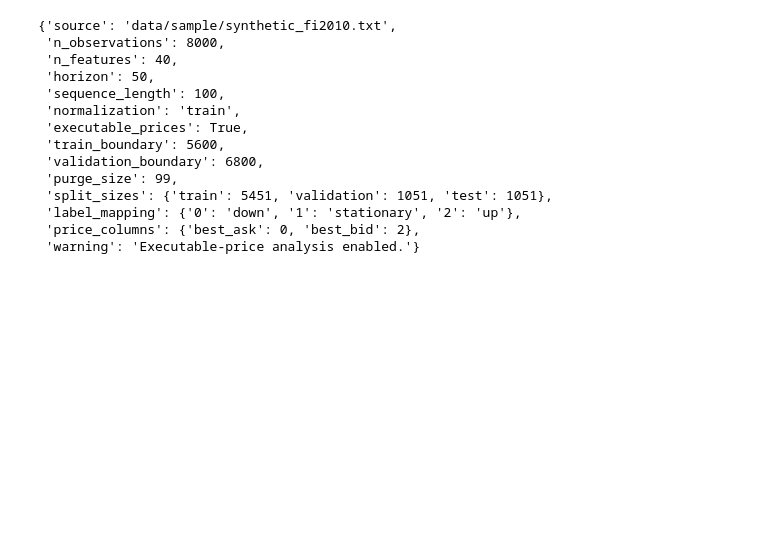
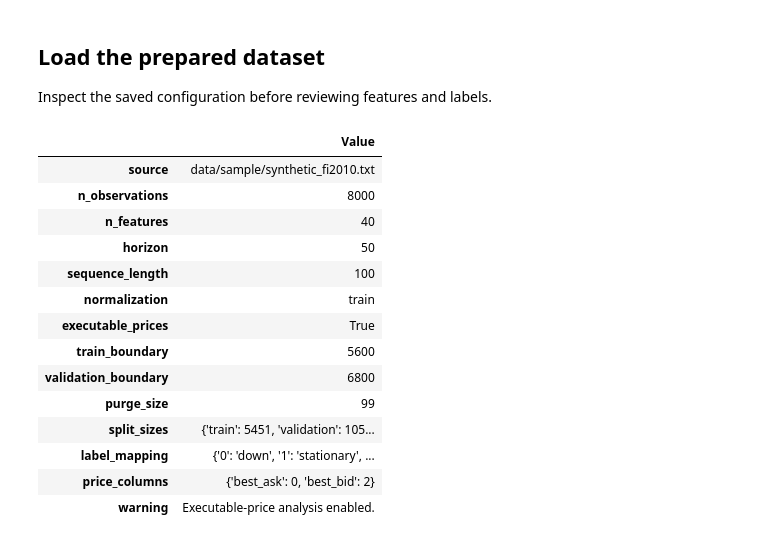
Before and after one commit to Yanshuaimath/cost-aware-limit-order-book-forecasting, a Jupyter notebook: notebooks/01_data_audit.ipynb, the cells around one changed output. Drawn from its saved outputs; the diff is of its cells as text; code cells hidden in the pictures; blank space fills up the shorter version.

```diff
--- a/notebooks/01_data_audit.ipynb
+++ b/notebooks/01_data_audit.ipynb
@@ -21,20 +88,25 @@ Processed data: /home/shuaigou2025/projects/cost-aware-limit-order-book-forecast
+# %% [markdown]
+## Load the prepared dataset
+
+Inspect the saved configuration before reviewing features and labels.
 # %%
 from lob_project.data.processed import load_processed
 
 data = load_processed(PROCESSED)
-data.metadata
+pd.Series(data.metadata, name="Value").to_frame()
 # %% [output]
-{'source': 'data/sample/synthetic_fi2010.txt',
- 'n_observations': 8000,
- 'n_features': 40,
- 'horizon': 50,
- 'sequence_length': 100,
- 'normalization': 'train',
- 'executable_prices': True,
- 'train_boundary': 5600,
- 'validation_boundary': 6800,
- 'purge_size': 99,
- 'split_sizes': {'train': 5451, 'validation': 1051, 'test': 1051},
- 'label_mapping': {'0': 'down', '1': 'stationary', '2': 'up'},
- 'price_columns': {'best_ask': 0, 'best_bid': 2},
- 'warning': 'Executable-price analysis enabled.'}
+|  | Value |
+| source | data/sample/synthetic_fi2010.txt |
+| n_observations | 8000 |
+| n_features | 40 |
+| horizon | 50 |
+| sequence_length | 100 |
+| normalization | train |
+| executable_prices | True |
+| train_boundary | 5600 |
+| validation_boundary | 6800 |
+| purge_size | 99 |
+| split_sizes | {'train': 5451, 'validation': 105... |
+| label_mapping | {'0': 'down', '1': 'stationary', ... |
+| price_columns | {'best_ask': 0, 'best_bid': 2} |
+| warning | Executable-price analysis enabled. |
```
Also changed, not shown: parts of 10 cells of this notebook, 7 other files.
